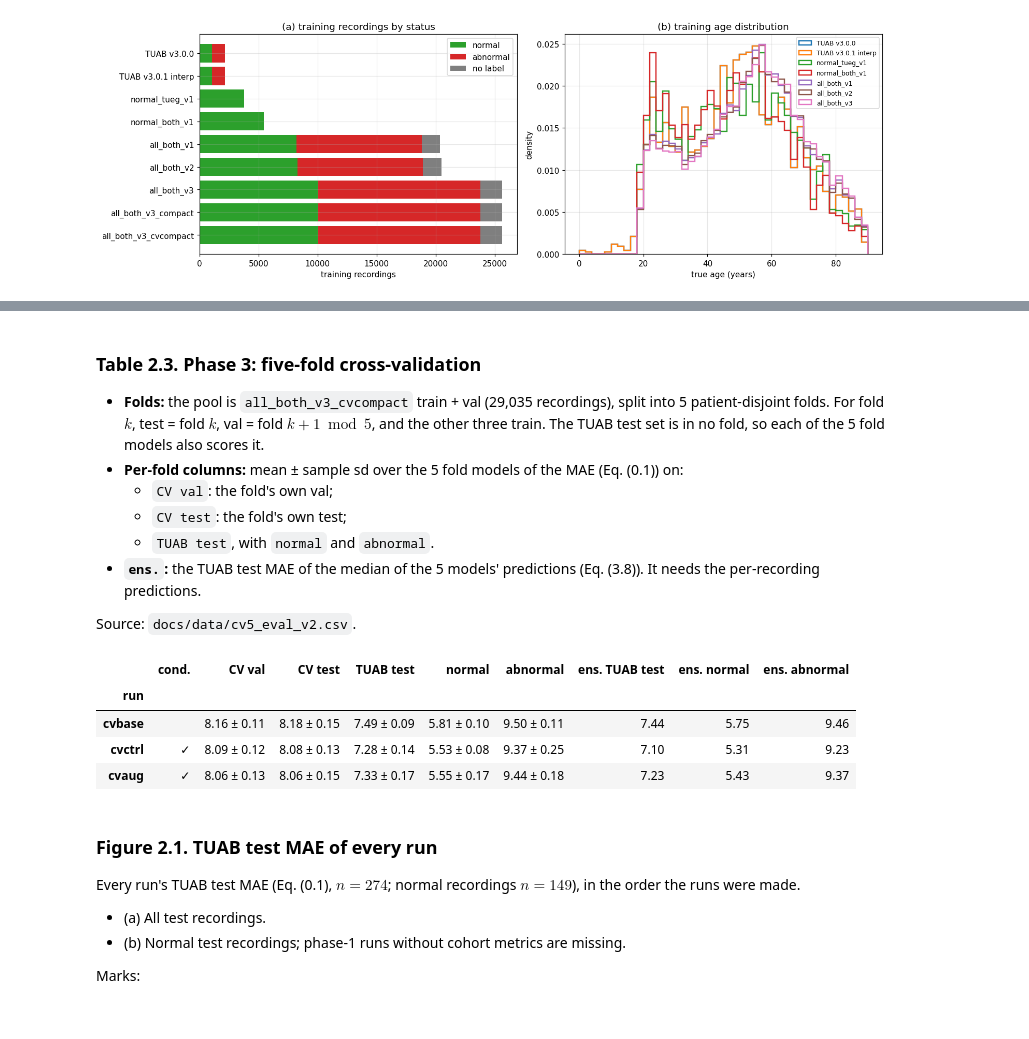
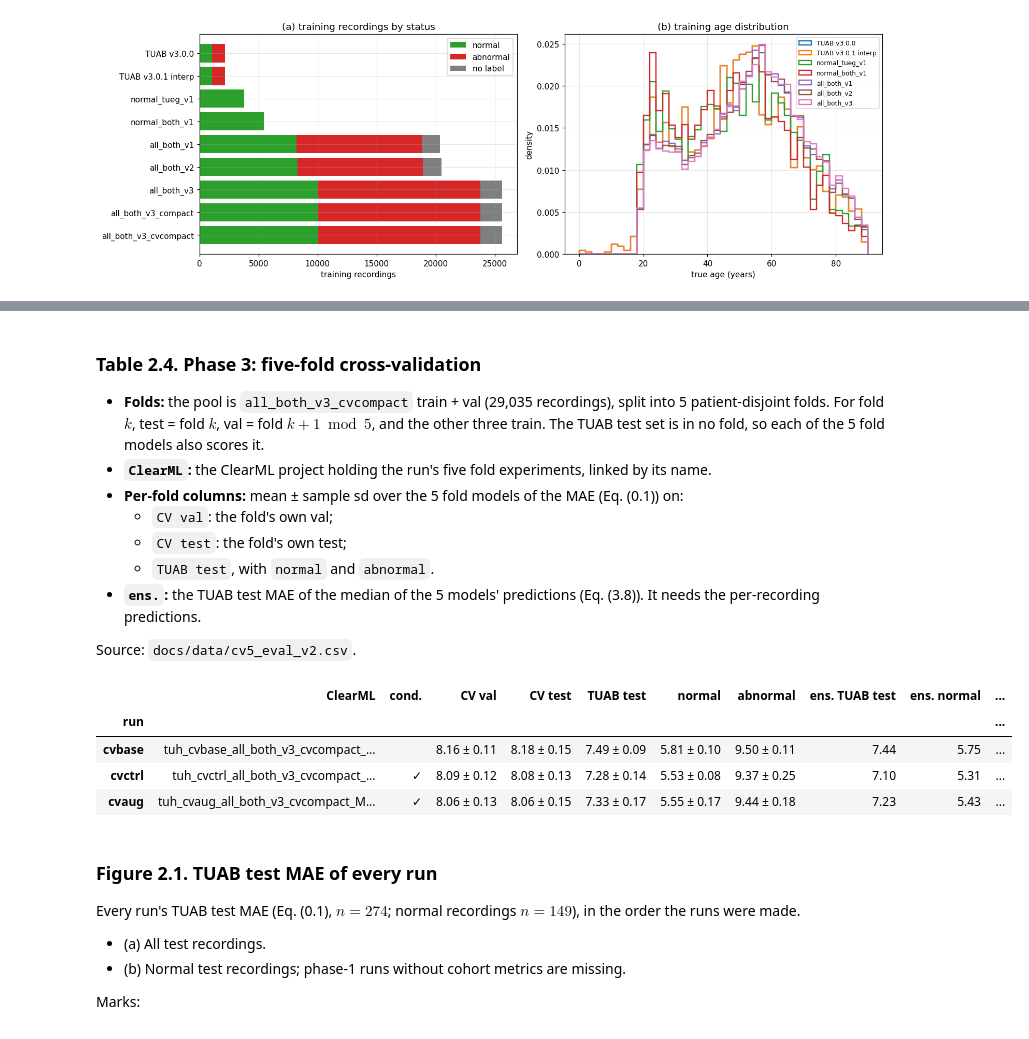
Before and after one commit to Neuro-Clalit/LaBraM, a Jupyter notebook: notebooks/brain_age_research_summary.ipynb, the cells around one changed output, grey strips where cells are left out. Drawn from its saved outputs; the diff is of its cells as text; code cells hidden in the pictures.

```diff
--- a/notebooks/brain_age_research_summary.ipynb
+++ b/notebooks/brain_age_research_summary.ipynb
@@ -93,6 +97,7 @@ REGISTRY = os.path.join(REPO, "docs/age_overfitting_experiments.md")
 COHORT_CSV = os.path.join(REPO, "docs/data/tuh_cohort_eval_v1.csv")
 CV_CSV = os.path.join(REPO, "docs/data/cv5_eval_v2.csv")
 AB_JSON = os.path.join(REPO, "docs/data/line_removal_ab.json")
+CLEARML_CSV = os.path.join(REPO, "docs/data/brain_age_clearml_runs.csv")
 TUH = os.environ.get("LABRAM_TUH_ROOT", "/data/datasets/EEG-public/TUH_EEG")
 CV_PREDS = os.path.join(os.environ.get("LABRAM_CV_EVAL", os.path.join(TUH, "_state/cohort_runs/cv_eval")),
                         "cv_preds.json")
@@ -100,6 +105,7 @@ HAVE_TUH = os.path.isdir(os.path.join(TUH, "cohorts"))
 HAVE_PREDS = os.path.exists(CV_PREDS)
 
 reg = rs.registry_master_table(REGISTRY)
+cml = rs.load_clearml_runs(CLEARML_CSV)      # run -> ClearML experiment name and link
 coh = pd.read_csv(COHORT_CSV)
 cv = pd.read_csv(CV_CSV)
 print(f"registry: {len(reg)} phase-1 runs; cohort CSV: {coh.model.nunique()} phase-2 runs; "
@@ -154,7 +160,7 @@ One row per dataset.
 # %%
 DATASETS = [
     ("TUAB v3.0.0", "1", "tuab/v3.0.1/edf/legacy_v3.0.0_processed", "TUAB, all recordings (normal + abnormal)",
-     "phase-1 runs (Table 2.1)"),
+     "phase-1 runs (Table 2.2)"),
     ("TUAB v3.0.1 interp", "2", "tuab/v3.0.1/edf/processed_npy_interp50-60", "TUAB, all recordings", "Control"),
     ("normal_tueg_v1", "2", "cohorts/normal_tueg_v1", "TUEG normal, patients outside TUAB; no test split", "Exp2"),
     ("normal_both_v1", "2", "cohorts/normal_both_v1", "TUAB normal + TUEG normal", "Exp1, Exp1b, Exp1t, Exp1f"),
@@ -395,7 +470,7 @@ rows = []
 for e in rs.PHASE2:
     if e.name not in set(coh.model):
         continue
-    rows.append({"run": e.name, "cohort": e.cohort, "epochs": f"{e.epochs} / {e.warmup}",
+    rows.append({"run": e.name, "ClearML": cml.link.get(e.name, "–"), "cohort": e.cohort, "epochs": f"{e.epochs} / {e.warmup}",
                  "cond.": "✓" if e.conditions else "", "parent": e.parent, "change": e.change,
                  "test all": cohort_metric(e.name, "test", "TUAB", "all"),
                  "normal": cohort_metric(e.name, "test", "TUAB", "normal"),
@@ -403,5 +478,5 @@ for e in rs.PHASE2:
                  "R² normal": cohort_metric(e.name, "test", "TUAB", "normal", "R2"),
                  "TUEG val v2": cohort_metric(e.name, "val_v2", "TUEG", "all")})
 t22 = pd.DataFrame(rows).set_index("run")
-numbered_table(t22, "2.2", "Phase 2 runs")
+numbered_table(t22, "2.3", "Phase 2 runs")
 # %% [output]
@@ -426,9 +501,10 @@ numbered_table(t22, "2.2", "Phase 2 runs")
 # %% [markdown]
-### Table 2.3. Phase 3: five-fold cross-validation
+### Table 2.4. Phase 3: five-fold cross-validation
 
 * **Folds:** the pool is `all_both_v3_cvcompact` train + val (29,035 recordings), split into 5
   patient-disjoint folds. For fold $k$, test = fold $k$, val = fold $k+1 \bmod 5$, and the other three
   train. The TUAB test set is in no fold, so each of the 5 fold models also scores it.
+* **`ClearML`:** the ClearML project holding the run's five fold experiments, linked by its name.
 * **Per-fold columns:** mean ± sample sd over the 5 fold models of the MAE (Eq. (0.1)) on:
   * `CV val`: the fold's own val;
   * `CV test`: the fold's own test;
@@ -454,40 +530,40 @@ if HAVE_TUH:
 
 def ensemble(exp, split="heldout"):
     # median over the 5 fold models per recording (Eq. (3.8)), with the TUAB status
     e = cc.ensemble(preds[preds.exp == exp], split, "median")
     e["status"] = e.stem.map(STATUS)
     return e
 
 
 def ens_mae(exp, cohort="all"):
     e = ensemble(exp)
     if cohort != "all":
         e = e[e.status == cohort]
     return float(e.err.abs().mean())
 
 
 rows = []
 for exp in ("cvbase", "cvctrl", "cvaug"):
-    r = {"run": exp, "cond.": "✓" if rs.EXPERIMENTS[exp].conditions else ""}
+    r = {"run": exp, "ClearML": cml.link[exp], "cond.": "✓" if rs.EXPERIMENTS[exp].conditions else ""}
     for label, split, source, cohort in (("CV val", "val", "all", "all"), ("CV test", "test", "all", "all"),
                                          ("TUAB test", "heldout", "TUAB", "all"),
                                          ("normal", "heldout", "TUAB", "normal"),
                                          ("abnormal", "heldout", "TUAB", "abnormal")):
         m, sd, k = fold_stats(exp, split, source, cohort)
         r[label] = f"{m:.2f} ± {sd:.2f}"
     if preds is not None and STATUS:
         r["ens. TUAB test"] = ens_mae(exp)
         r["ens. normal"] = ens_mae(exp, "normal")
         r["ens. abnormal"] = ens_mae(exp, "abnormal")
     rows.append(r)
 t23 = pd.DataFrame(rows).set_index("run")
-numbered_table(t23, "2.3", "Five-fold cross-validation")
+numbered_table(t23, "2.4", "Five-fold cross-validation")
 # %% [output]
-|  | cond. | CV val | CV test | TUAB test | normal | abnormal | ens. TUAB test | ens. normal | ens. abnormal |
-| run |  |  |  |  |  |  |  |  |  |
-| cvbase |  | 8.16 ± 0.11 | 8.18 ± 0.15 | 7.49 ± 0.09 | 5.81 ± 0.10 | 9.50 ± 0.11 | 7.44 | 5.75 | 9.46 |
-| cvctrl | ✓ | 8.09 ± 0.12 | 8.08 ± 0.13 | 7.28 ± 0.14 | 5.53 ± 0.08 | 9.37 ± 0.25 | 7.10 | 5.31 | 9.23 |
-| cvaug | ✓ | 8.06 ± 0.13 | 8.06 ± 0.15 | 7.33 ± 0.17 | 5.55 ± 0.17 | 9.44 ± 0.18 | 7.23 | 5.43 | 9.37 |
+|  | ClearML | cond. | CV val | CV test | TUAB test | normal | abnormal | ens. TUAB test | ens. normal | ... |
+| run |  |  |  |  |  |  |  |  |  | ... |
+| cvbase | tuh_cvbase_all_both_v3_cvcompact_... |  | 8.16 ± 0.11 | 8.18 ± 0.15 | 7.49 ± 0.09 | 5.81 ± 0.10 | 9.50 ± 0.11 | 7.44 | 5.75 | ... |
+| cvctrl | tuh_cvctrl_all_both_v3_cvcompact_... | ✓ | 8.09 ± 0.12 | 8.08 ± 0.13 | 7.28 ± 0.14 | 5.53 ± 0.08 | 9.37 ± 0.25 | 7.10 | 5.31 | ... |
+| cvaug | tuh_cvaug_all_both_v3_cvcompact_M... | ✓ | 8.06 ± 0.13 | 8.06 ± 0.15 | 7.33 ± 0.17 | 5.55 ± 0.17 | 9.44 ± 0.18 | 7.23 | 5.43 | ... |
 # %% [markdown]
 ### Figure 2.1. TUAB test MAE of every run
 
```
Also changed, not shown: parts of 16 cells of this notebook, 5 other files.
